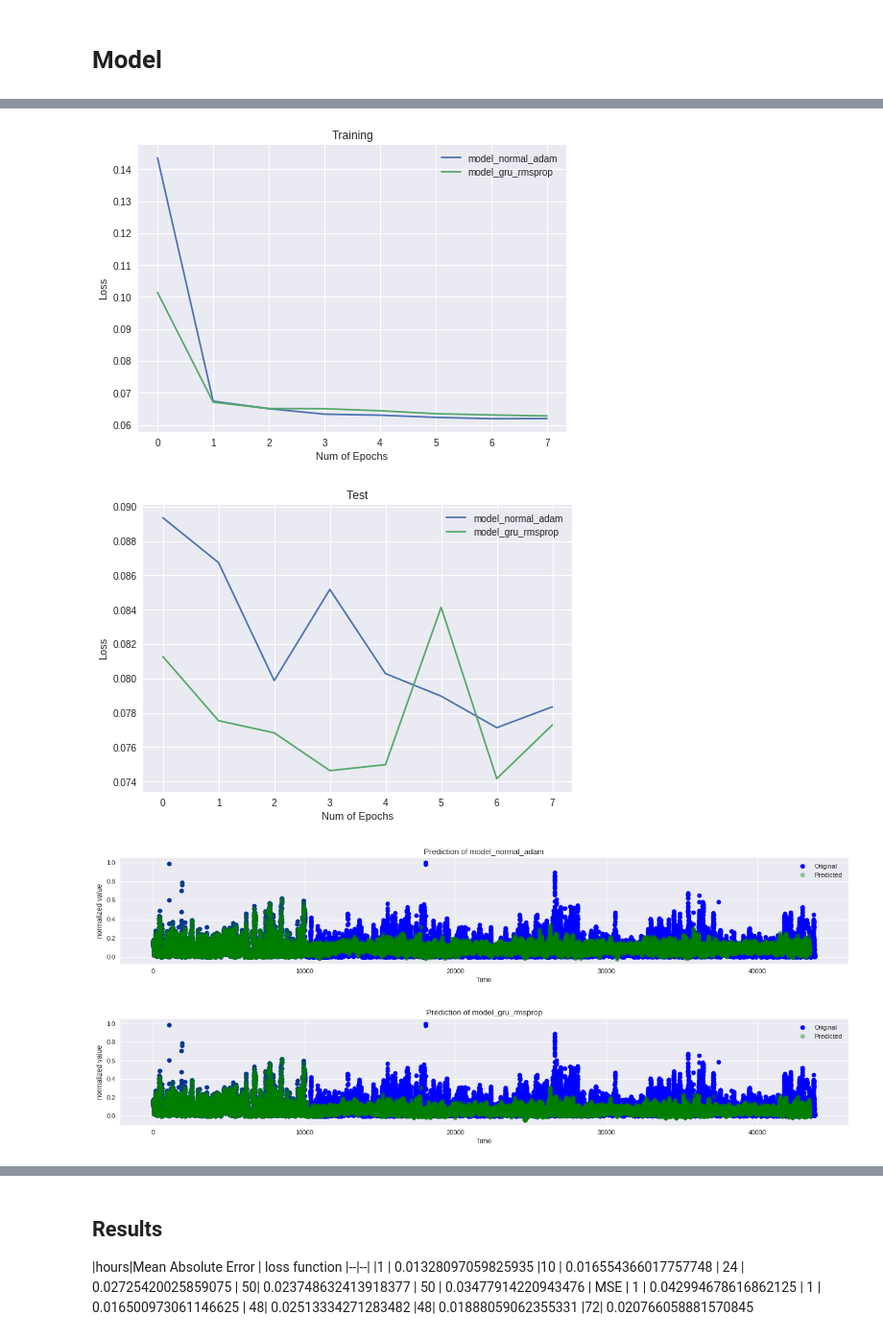
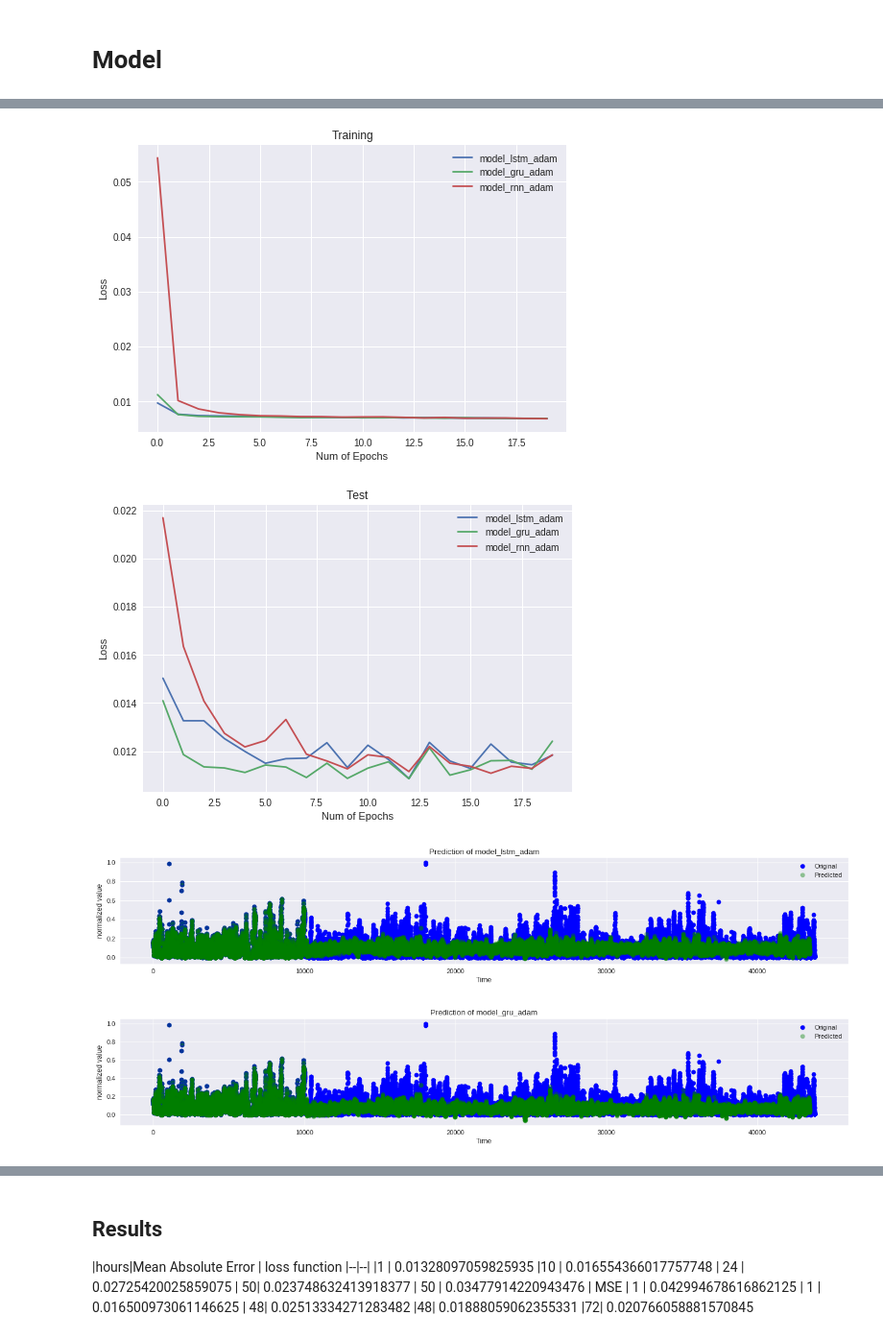
Before and after one commit to puraminy/mini_proj2, a Jupyter notebook: Pollution_RNN_daily_v2.ipynb, the cells around one changed output, grey strips where cells are left out. Shown: that part at 96% size. Cells and saved outputs as stored; diff of their text form; code cells hidden in the pictures.

```diff
--- a/Pollution_RNN_daily_v2.ipynb
+++ b/Pollution_RNN_daily_v2.ipynb
@@ -254,9 +238,9 @@ def create_model(cell_type = "normal", optimizer = 'adam'):
 
 #   model.compile(loss='mae', optimizer=optimizer)
 
-  model.compile(loss='mae',
+  model.compile(loss='mse',
               optimizer=optimizer,
-              metrics=['mae'])
+              metrics=['mse'])
 
   return model
 
@@ -293,11 +277,11 @@ models = [model_normal_adam, model_normal_sgd, model_normal_rmsprop,
 
 
 Run = [0]*len(models)
-Run[0] = 1
-Run[8] = 1
-# Run[6] = 1
-# Run[9] = 1
-EPOCHS =[8]*len(models)
+#Run[0] = 1
+Run[3] = 1
+Run[6] = 1
+Run[9] = 1
+EPOCHS =[20]*len(models)
 model_index = 0
 
 legends = []
@@ -374,8 +358,8 @@ Epoch 3/8
 ##################### Model model_rnn_rmsprop Hours 168 ##################
 
 
 Skipped
-[figure, old version]
+[figure, new version]
-[figure, old version]
+[figure, new version]
-[figure, old version]
+[figure, new version]
-[figure, old version]
+[figure, new version]
```
Also changed, not shown: parts of 4 cells of this notebook.
